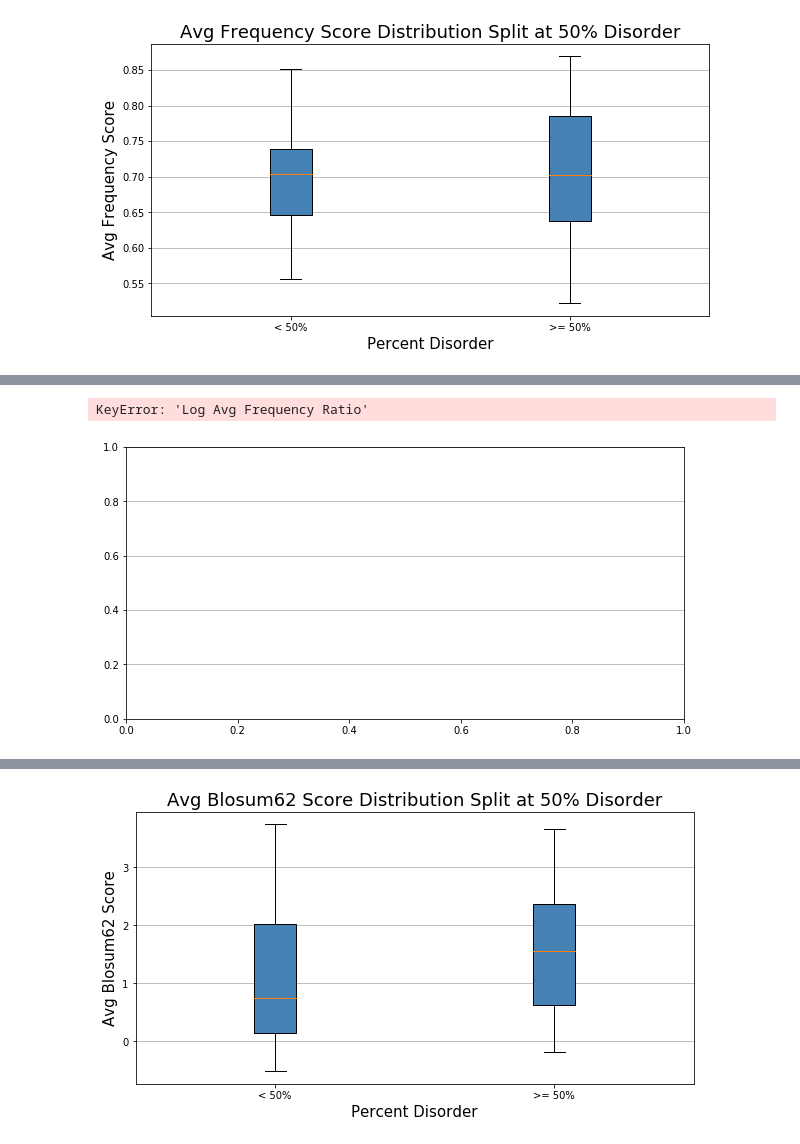
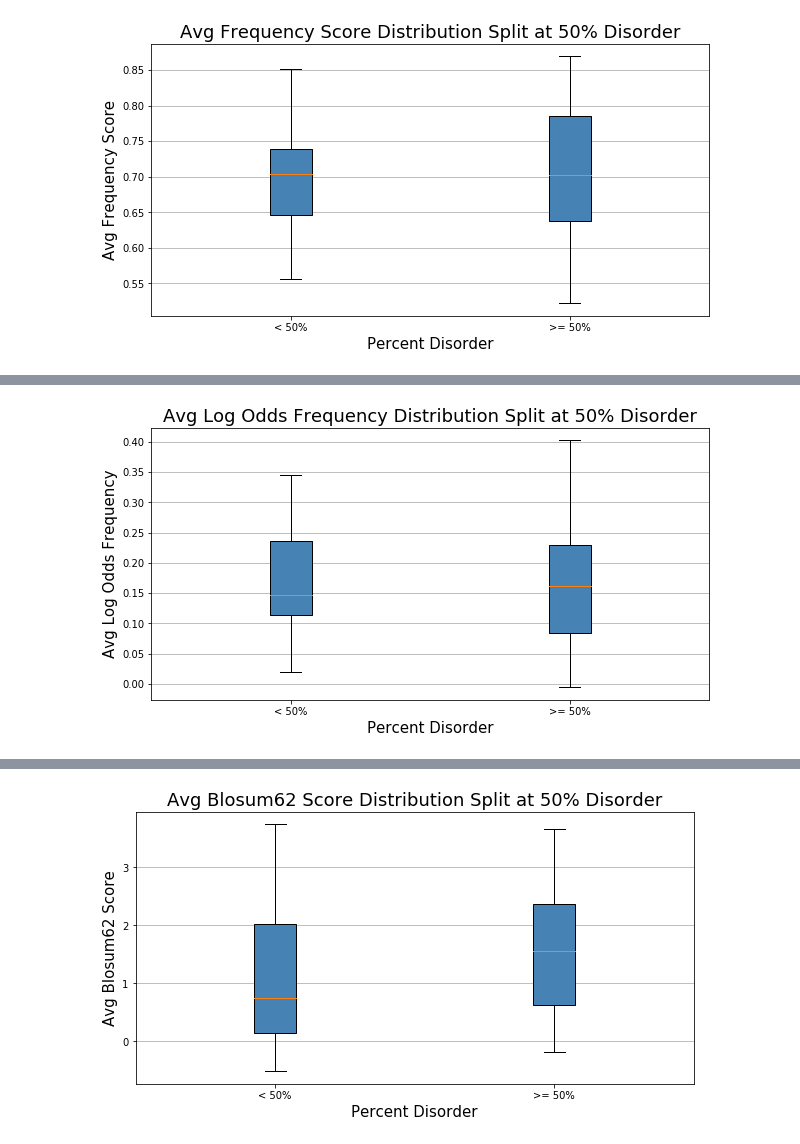
Before and after one commit to Fritos121/Codon-Usage-IDRs, a Jupyter notebook: plot_columns_P04949.ipynb, the cells around one changed output, grey strips where cells are left out. Cells and saved outputs as stored; diff of their text form; code cells hidden in the pictures.

```diff
--- a/plot_columns_P04949.ipynb
+++ b/plot_columns_P04949.ipynb
@@ -452,5 +490,4 @@ plot_boxplot("Avg Frequency Ratio")
 # %%
-plot_boxplot("Log Avg Frequency Ratio")
+plot_boxplot("Avg Log Odds Frequency");
 # %% [output]
-KeyError: 'Log Avg Frequency Ratio'
-[figure, old version]
+[figure, new version]
```
Also changed, not shown: parts of 64 cells of this notebook, 2 other files.
